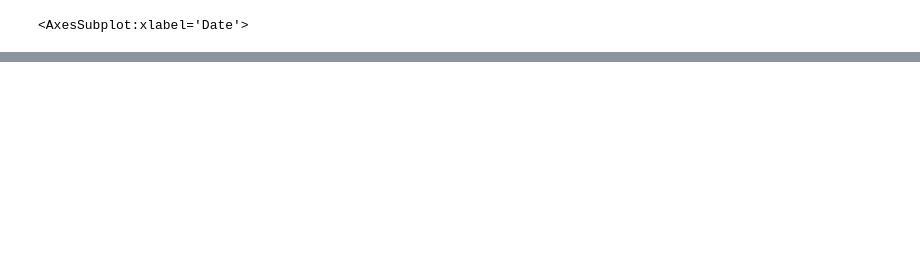
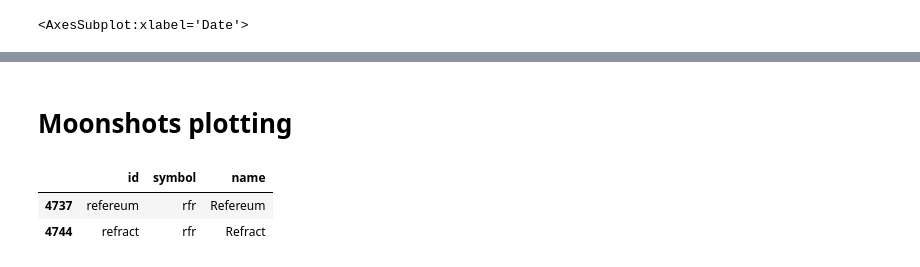
Before and after one commit to bplfamily/bplnotebooks, a Jupyter notebook: 01 - CoinGecko/CoinGecko Historical Data, Parquet.ipynb, the cells around one changed output, grey strips where cells are left out. Saved outputs shown, nothing was run; the diff lists cells and outputs as text; code cells hidden in the pictures; blank space fills up the shorter version.

```diff
--- a/01 - CoinGecko/CoinGecko Historical Data, Parquet.ipynb
+++ b/01 - CoinGecko/CoinGecko Historical Data, Parquet.ipynb
@@ -57,0 +68,2 @@ fig = plt.figure(); df['electroneum']['Close'].plot(figure=fig)
+# %% [markdown]
+# Moonshots plotting
@@ -57,0 +72,6 @@ fig = plt.figure(); df['electroneum']['Close'].plot(figure=fig)
+# %%
+coins_list.loc[coins_list['symbol'] == 'rfr']
+# %% [output]
+|  | id | symbol | name |
+| 4737 | refereum | rfr | Refereum |
+| 4744 | refract | rfr | Refract |
```
Also changed, not shown: parts of 18 cells of this notebook, 2 other files.
